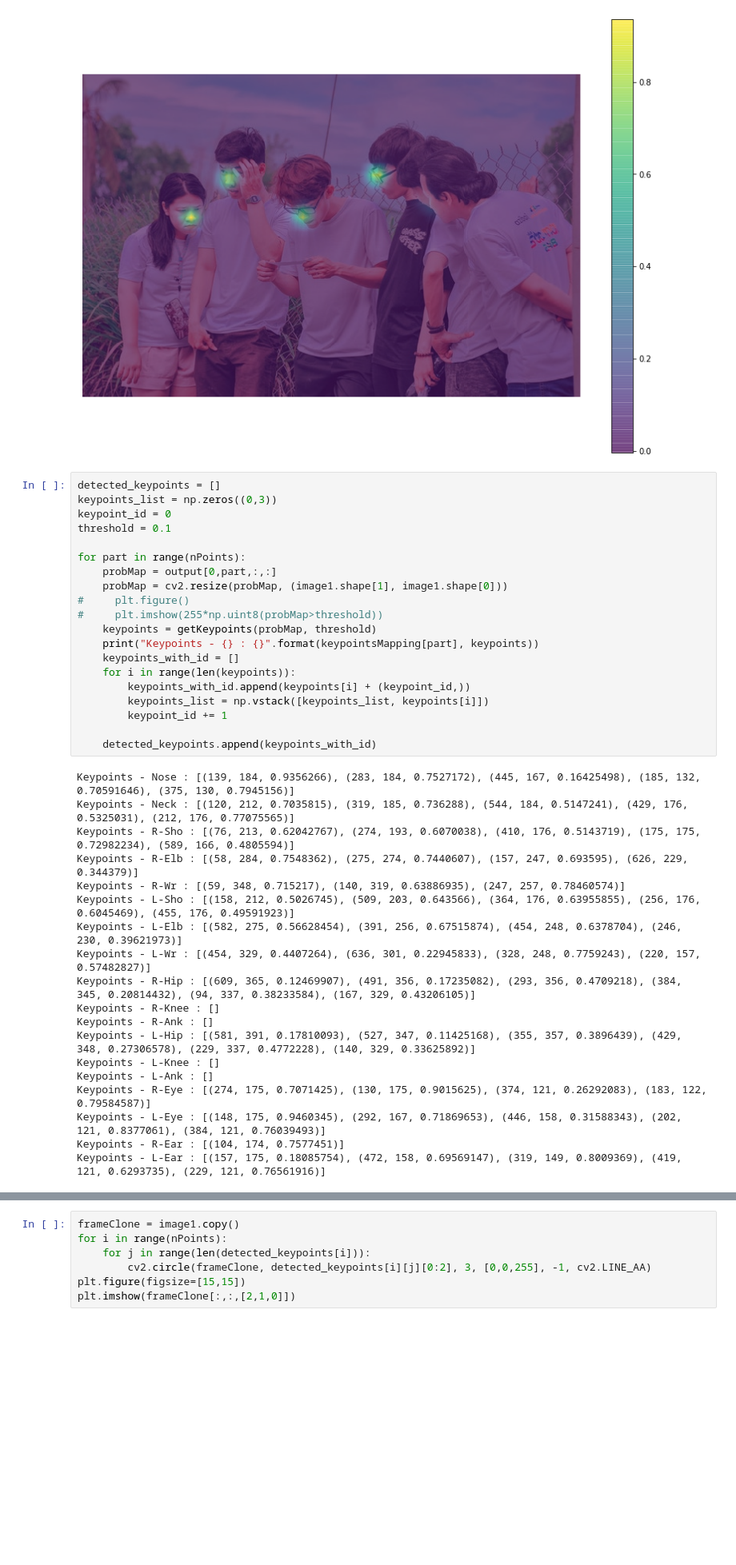
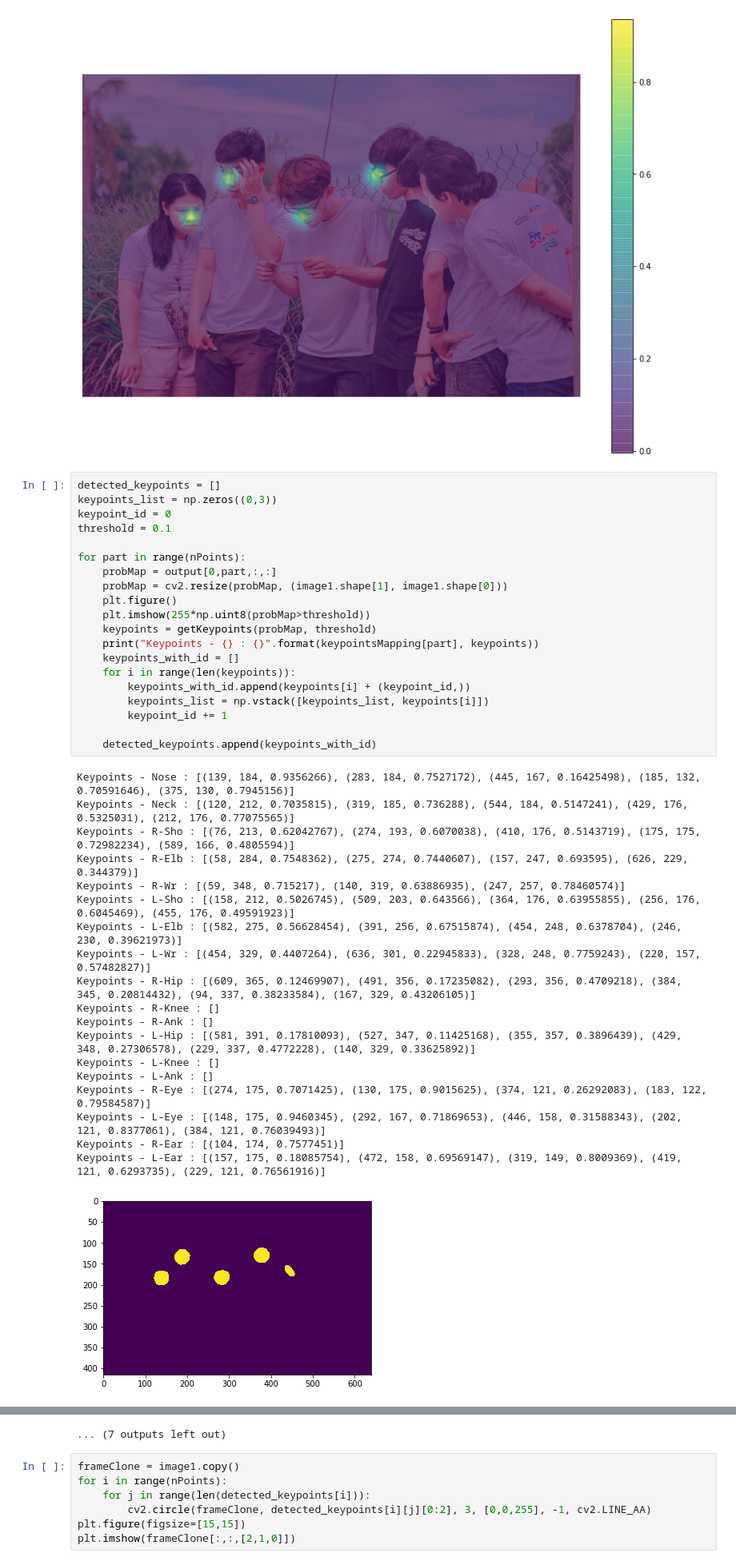
Before and after one commit to ZoeLi1997/yoga_pose_detection, a Jupyter notebook: OpenPose-Multi-Person/multi-person-openpose.ipynb, the cells around one changed output, grey strips where cells are left out. Shown at 80% size. Cells and saved outputs as stored; diff of their text form; blank space fills up the shorter version.

Commit message:
add images script done

```diff
--- a/OpenPose-Multi-Person/multi-person-openpose.ipynb
+++ b/OpenPose-Multi-Person/multi-person-openpose.ipynb
@@ -220,33 +220,34 @@ threshold = 0.1
 for part in range(nPoints):
     probMap = output[0,part,:,:]
     probMap = cv2.resize(probMap, (image1.shape[1], image1.shape[0]))
-#     plt.figure()
-#     plt.imshow(255*np.uint8(probMap>threshold))
+    plt.figure()
+    plt.imshow(255*np.uint8(probMap>threshold))
     keypoints = getKeypoints(probMap, threshold)
     print("Keypoints - {} : {}".format(keypointsMapping[part], keypoints))
     keypoints_with_id = []
     for i in range(len(keypoints)):
         keypoints_with_id.append(keypoints[i] + (keypoint_id,))
         keypoints_list = np.vstack([keypoints_list, keypoints[i]])
         keypoint_id += 1
 
     detected_keypoints.append(keypoints_with_id)
 # %% [output]
 Keypoints - Nose : [(139, 184, 0.9356266), (283, 184, 0.7527172), (445, 167, 0.16425498), (185, 132, 0.70591646), (375, 130, 0.7945156)]
 Keypoints - Neck : [(120, 212, 0.7035815), (319, 185, 0.736288), (544, 184, 0.5147241), (429, 176, 0.5325031), (212, 176, 0.77075565)]
 Keypoints - R-Sho : [(76, 213, 0.62042767), (274, 193, 0.6070038), (410, 176, 0.5143719), (175, 175, 0.72982234), (589, 166, 0.4805594)]
 Keypoints - R-Elb : [(58, 284, 0.7548362), (275, 274, 0.7440607), (157, 247, 0.693595), (626, 229, 0.344379)]
 Keypoints - R-Wr : [(59, 348, 0.715217), (140, 319, 0.63886935), (247, 257, 0.78460574)]
 Keypoints - L-Sho : [(158, 212, 0.5026745), (509, 203, 0.643566), (364, 176, 0.63955855), (256, 176, 0.6045469), (455, 176, 0.49591923)]
 Keypoints - L-Elb : [(582, 275, 0.56628454), (391, 256, 0.67515874), (454, 248, 0.6378704), (246, 230, 0.39621973)]
 Keypoints - L-Wr : [(454, 329, 0.4407264), (636, 301, 0.22945833), (328, 248, 0.7759243), (220, 157, 0.57482827)]
 Keypoints - R-Hip : [(609, 365, 0.12469907), (491, 356, 0.17235082), (293, 356, 0.4709218), (384, 345, 0.20814432), (94, 337, 0.38233584), (167, 329, 0.43206105)]
 Keypoints - R-Knee : []
 Keypoints - R-Ank : []
 Keypoints - L-Hip : [(581, 391, 0.17810093), (527, 347, 0.11425168), (355, 357, 0.3896439), (429, 348, 0.27306578), (229, 337, 0.4772228), (140, 329, 0.33625892)]
 Keypoints - L-Knee : []
 Keypoints - L-Ank : []
 Keypoints - R-Eye : [(274, 175, 0.7071425), (130, 175, 0.9015625), (374, 121, 0.26292083), (183, 122, 0.79584587)]
 Keypoints - L-Eye : [(148, 175, 0.9460345), (292, 167, 0.71869653), (446, 158, 0.31588343), (202, 121, 0.8377061), (384, 121, 0.76039493)]
 Keypoints - R-Ear : [(104, 174, 0.7577451)]
 Keypoints - L-Ear : [(157, 175, 0.18085754), (472, 158, 0.69569147), (319, 149, 0.8009369), (419, 121, 0.6293735), (229, 121, 0.76561916)]
+[figure, added]
@@ -253,3 +264,4 @@ Keypoints - L-Ear : [(157, 175, 0.18085754), (472, 158, 0.69569147), (319, 149,
+... (7 outputs left out)
 # %%
 frameClone = image1.copy()
 for i in range(nPoints):
```
Also changed, not shown: parts of 1 cell of this notebook, 1 other file.
